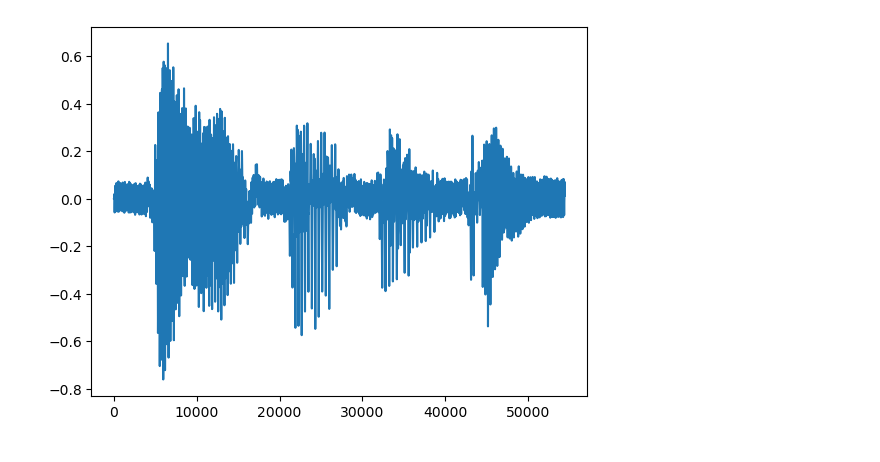
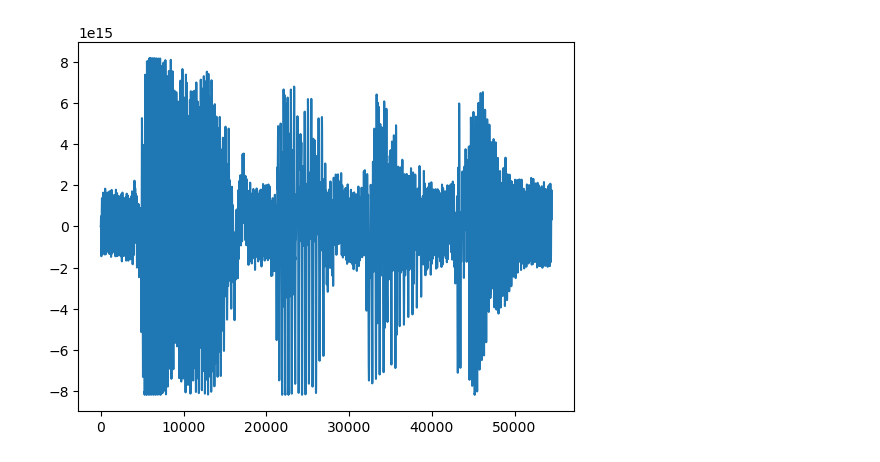
Before and after one commit to pakitochus/dispeach, a Jupyter notebook: example.ipynb, the cells around one changed output. Saved outputs shown, nothing was run; the diff lists cells and outputs as text; code cells hidden in the pictures.

Commit message:
added harmonic distortion filter

```diff
--- a/example.ipynb
+++ b/example.ipynb
@@ -32,9 +32,10 @@ def distort(audio: np.ndarray, a: float) -> np.ndarray:
 
     return audio_distorted
 # %%
-audio_distorted = distort(audio_lp, .1)
+# first option
+audio_distorted = distort(audio_lp, 1)
 plt.plot(audio_distorted[0])
 IPython.display.Audio(data=audio_distorted, rate=sr)
 # %% [output]
 [interactive output not drawn]
-[figure, old version]
+[figure, new version]
```
Also changed, not shown: parts of 2 cells of this notebook.
